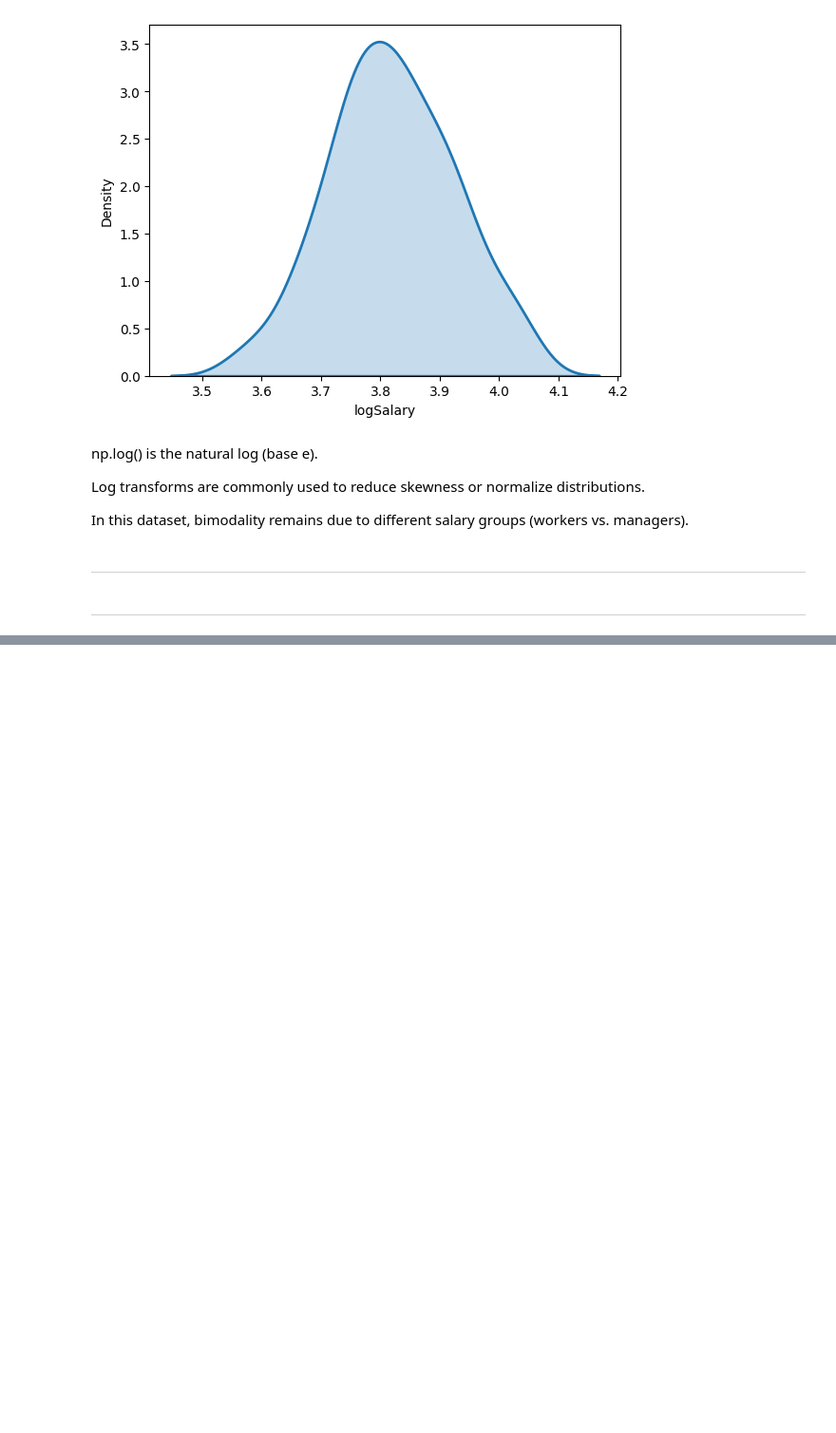
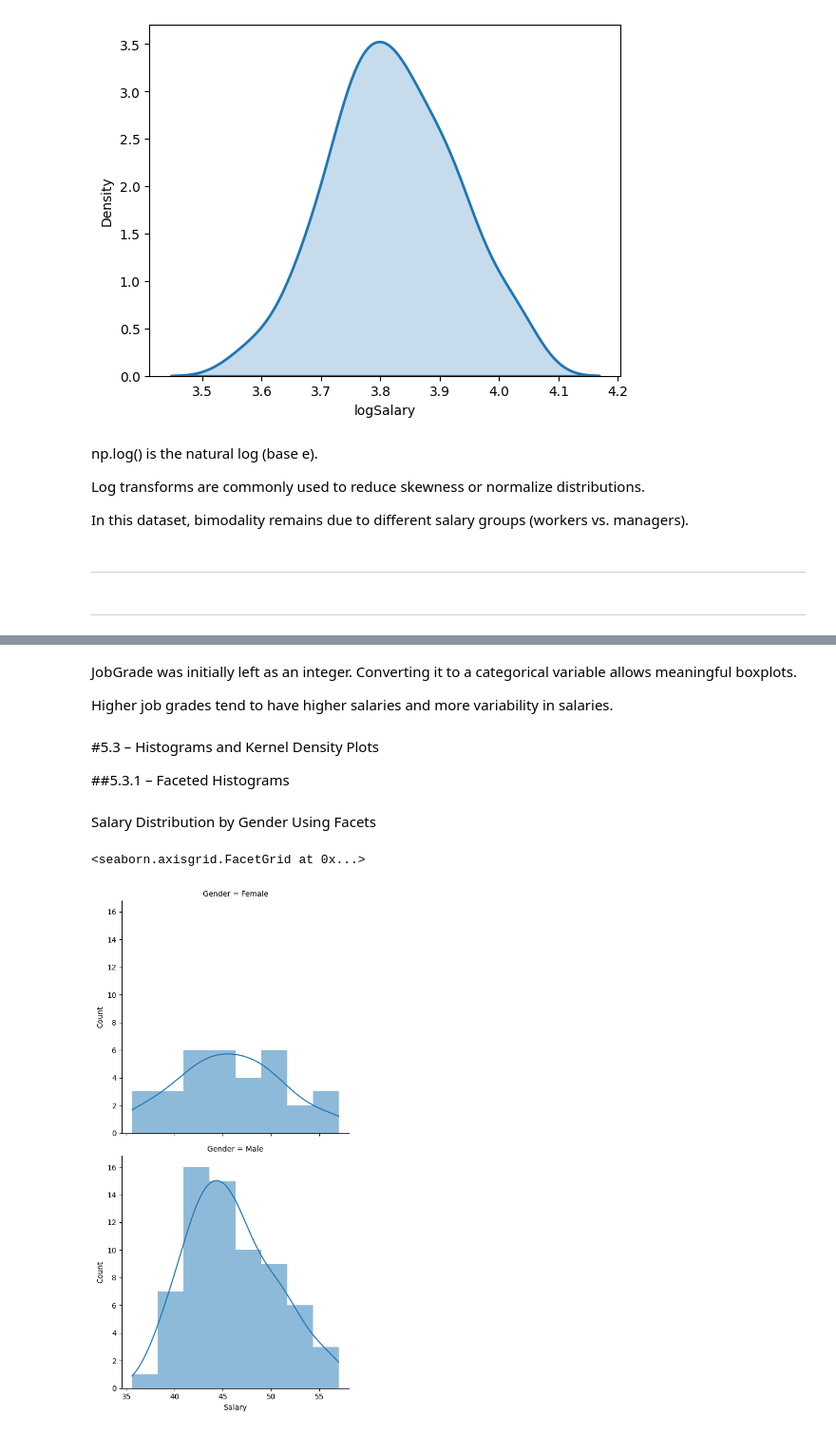
Before and after one commit to Aishaamalik/Data-Analysis-Intern, a Jupyter notebook: week_0.ipynb, the cells around one changed output, grey strips where cells are left out. Shown at 95% size. Drawn from its saved outputs; the diff is of its cells as text; code cells hidden in the pictures; blank space fills up the shorter version.

```diff
--- a/week_0.ipynb
+++ b/week_0.ipynb
@@ -1147,0 +1164,16 @@ In this dataset, bimodality remains due to different salary groups (workers vs.
+# %% [markdown]
+JobGrade was initially left as an integer. Converting it to a categorical variable allows meaningful boxplots.
+
+Higher job grades tend to have higher salaries and more variability in salaries.
+# %% [markdown]
+#5.3 – Histograms and Kernel Density Plots
+
+##5.3.1 – Faceted Histograms
+# %% [markdown]
+ Salary Distribution by Gender Using Facets
+# %%
+# Faceted histogram by gender
+sns.displot(x='Salary', row='Gender', data=bank, linewidth=0, kde=True)
+# %% [output]
+<seaborn.axisgrid.FacetGrid at 0x...>
+[figure, added]
```
Also changed, not shown: parts of 20 cells of this notebook.
